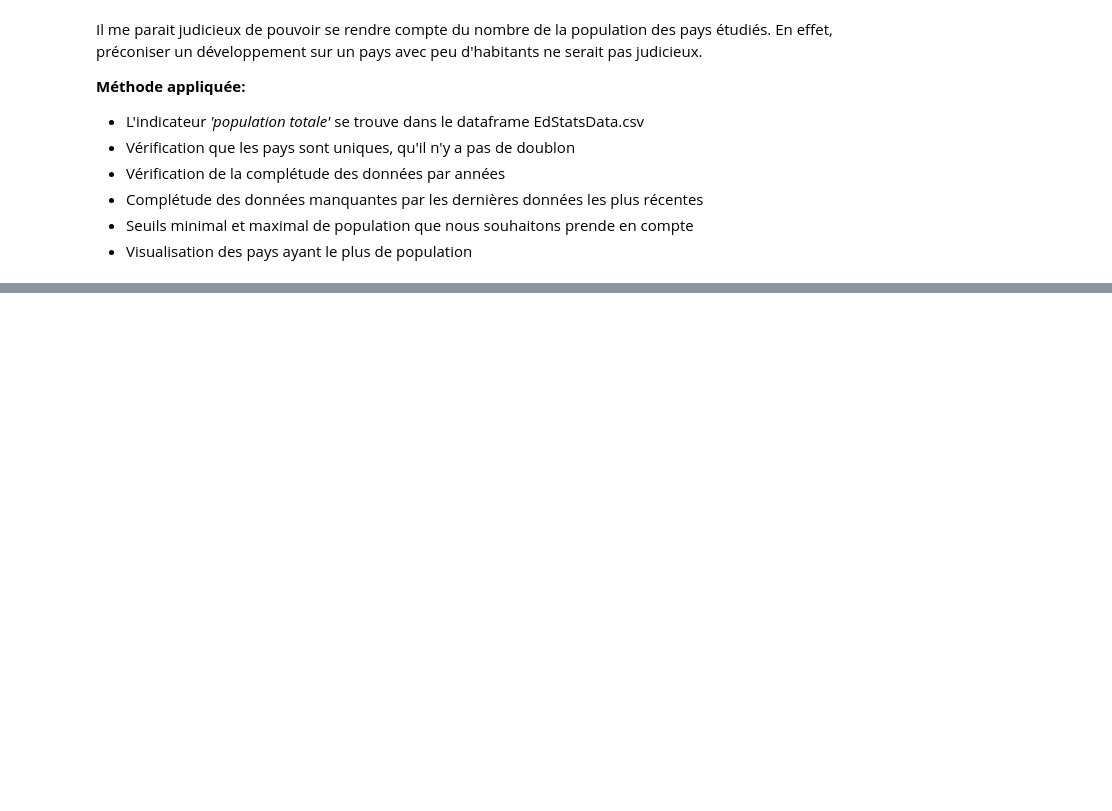
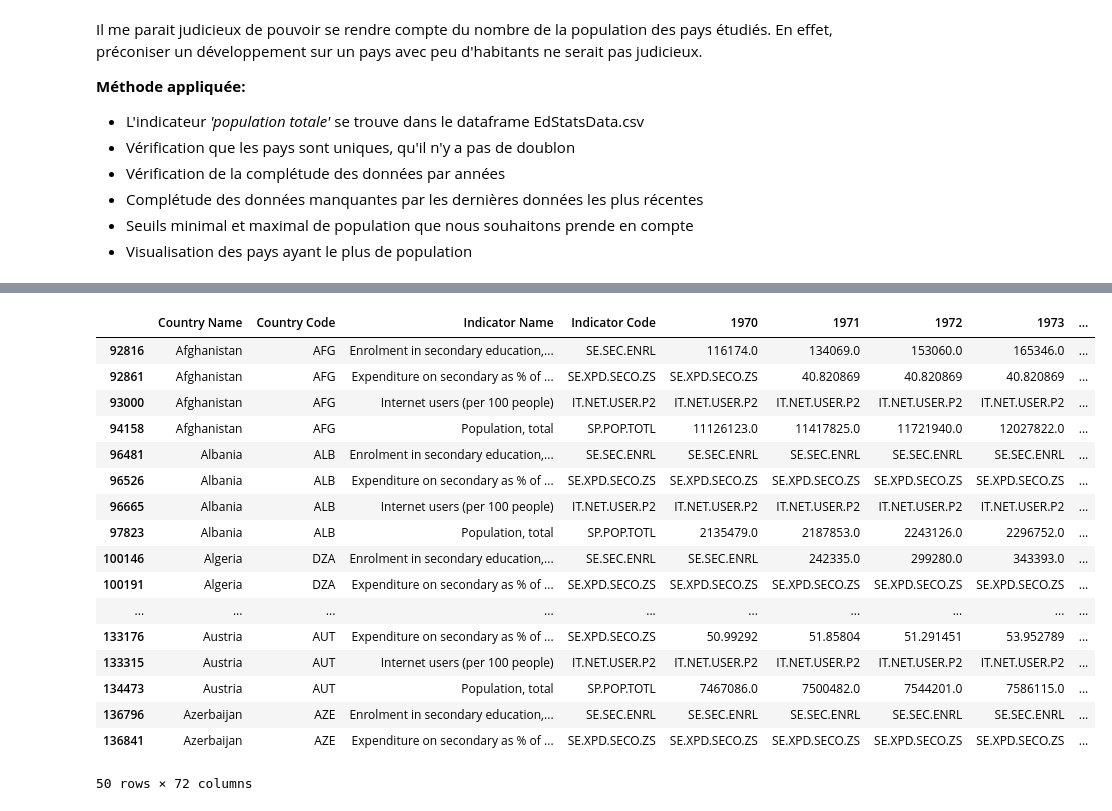
Before and after one commit to Charlotte-1987/openclassroom-projet2, a Jupyter notebook: notebook_p2.ipynb, the cells around one changed output, grey strips where cells are left out. Drawn from its saved outputs; the diff is of its cells as text; code cells hidden in the pictures; blank space fills up the shorter version.

```diff
--- a/notebook_p2.ipynb
+++ b/notebook_p2.ipynb
@@ -470,0 +490,22 @@ stats_data_drop
+# %%
+df_completude = df_base.fillna(method ='ffill', axis = 1)
+df_completude.head(50)
+# %% [output]
+|  | Country Name | Country Code | Indicator Name | Indicator Code | 1970 | 1971 | 1972 | 1973 | ... |
+| 92816 | Afghanistan | AFG | Enrolment in secondary education,... | SE.SEC.ENRL | 116174.0 | 134069.0 | 153060.0 | 165346.0 | ... |
+| 92861 | Afghanistan | AFG | Expenditure on secondary as % of ... | SE.XPD.SECO.ZS | SE.XPD.SECO.ZS | 40.820869 | 40.820869 | 40.820869 | ... |
+| 93000 | Afghanistan | AFG | Internet users (per 100 people) | IT.NET.USER.P2 | IT.NET.USER.P2 | IT.NET.USER.P2 | IT.NET.USER.P2 | IT.NET.USER.P2 | ... |
+| 94158 | Afghanistan | AFG | Population, total | SP.POP.TOTL | 11126123.0 | 11417825.0 | 11721940.0 | 12027822.0 | ... |
+| 96481 | Albania | ALB | Enrolment in secondary education,... | SE.SEC.ENRL | SE.SEC.ENRL | SE.SEC.ENRL | SE.SEC.ENRL | SE.SEC.ENRL | ... |
+| 96526 | Albania | ALB | Expenditure on secondary as % of ... | SE.XPD.SECO.ZS | SE.XPD.SECO.ZS | SE.XPD.SECO.ZS | SE.XPD.SECO.ZS | SE.XPD.SECO.ZS | ... |
+| 96665 | Albania | ALB | Internet users (per 100 people) | IT.NET.USER.P2 | IT.NET.USER.P2 | IT.NET.USER.P2 | IT.NET.USER.P2 | IT.NET.USER.P2 | ... |
+| 97823 | Albania | ALB | Population, total | SP.POP.TOTL | 2135479.0 | 2187853.0 | 2243126.0 | 2296752.0 | ... |
+| 100146 | Algeria | DZA | Enrolment in secondary education,... | SE.SEC.ENRL | SE.SEC.ENRL | 242335.0 | 299280.0 | 343393.0 | ... |
+| 100191 | Algeria | DZA | Expenditure on secondary as % of ... | SE.XPD.SECO.ZS | SE.XPD.SECO.ZS | SE.XPD.SECO.ZS | SE.XPD.SECO.ZS | SE.XPD.SECO.ZS | ... |
+| ... | ... | ... | ... | ... | ... | ... | ... | ... | ... |
+| 133176 | Austria | AUT | Expenditure on secondary as % of ... | SE.XPD.SECO.ZS | 50.99292 | 51.85804 | 51.291451 | 53.952789 | ... |
+| 133315 | Austria | AUT | Internet users (per 100 people) | IT.NET.USER.P2 | IT.NET.USER.P2 | IT.NET.USER.P2 | IT.NET.USER.P2 | IT.NET.USER.P2 | ... |
+| 134473 | Austria | AUT | Population, total | SP.POP.TOTL | 7467086.0 | 7500482.0 | 7544201.0 | 7586115.0 | ... |
+| 136796 | Azerbaijan | AZE | Enrolment in secondary education,... | SE.SEC.ENRL | SE.SEC.ENRL | SE.SEC.ENRL | SE.SEC.ENRL | SE.SEC.ENRL | ... |
+| 136841 | Azerbaijan | AZE | Expenditure on secondary as % of ... | SE.XPD.SECO.ZS | SE.XPD.SECO.ZS | SE.XPD.SECO.ZS | SE.XPD.SECO.ZS | SE.XPD.SECO.ZS | ... |
+50 rows × 72 columns
```
Also changed, not shown: parts of 29 cells of this notebook.
